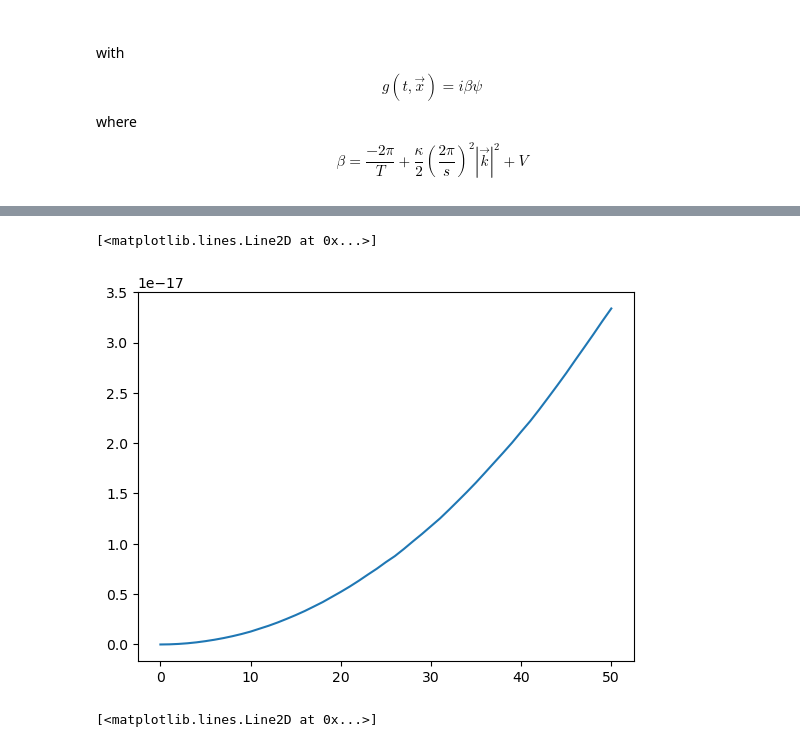
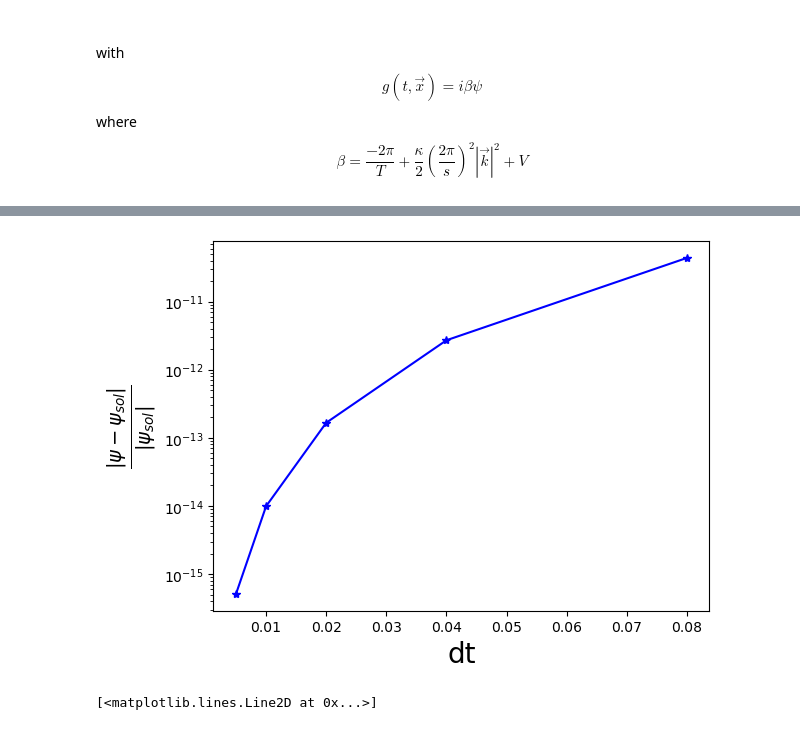
Before and after one commit to manu0x/pyGP_fields, a Jupyter notebook: fiducial_3d_Example.ipynb, the cells around one changed output, grey strips where cells are left out. Saved outputs shown, nothing was run; the diff lists cells and outputs as text; code cells hidden in the pictures.

Commit message:
added error plot in nb fiducial 3d

```diff
--- a/fiducial_3d_Example.ipynb
+++ b/fiducial_3d_Example.ipynb
@@ -178,8 +178,8 @@ def solve_3d_example(m,dt):
         if np.mod(n,nplt) == 0:
             frames.append(psi.psi)
             tt.append(t)
-            err = sol_err(psi.psi,t,nx,T,max_err)
-            err_l.append(err)
+            max_err = sol_err(psi.psi,t,nx,T,max_err)
+            #err_l.append(err)
 
             mass = psi.calc_mass()
             mass_err = (mass-psi.mass_ini)/psi.mass_ini
@@ -189,8 +189,8 @@ def solve_3d_example(m,dt):
 
 
 
-    err =  sol_err(psi.psi,t,nx,T,max_err)
-    err_l.append(err)
+    max_err =  sol_err(psi.psi,t,nx,T,max_err)
+    #err_l.append(err)
 
     mass = psi.calc_mass()
     mass_err = (mass-psi.mass_ini)/psi.mass_ini
@@ -198,10 +198,12 @@ def solve_3d_example(m,dt):
     mass_l.append(mass)
     mass_err_l.append(mass_err)
 
-    return frames, x,err_l,mass_l,mass_err_l
+    return frames, x,max_err,mass_l,mass_err_l
 # %%
 
 dt = 0.001
 
 
-frames, x, err_l, mass_l,mass_err_l = solve_3d_example(64,dt)
+
+
+#frames, x, err_l, mass_l,mass_err_l = solve_3d_example(64,dt)
@@ -214,0 +210,9 @@ beta shape (64, 64, 64)
+# %%
+dtl = [0.08,0.04,0.02,0.01,0.005]
+err_l = []
+mass_err_l=[]
+for dt in dtl:
+    print(dt)
+    frames, x, err, mass,mass_err = solve_3d_example(64,dt)
+    err_l.append(err)
+    mass_err_l.append(mass_err)
@@ -215,8 +244,14 @@ beta shape (64, 64, 64)
 # %%
-plt.plot(err_l)
+#err_l_max = [np.max(np.abs(np.array(er))) for er in err_l]
+fig = plt.figure()
+plt.yscale('log')
+plt.xlabel("dt",fontsize=20)
+plt.ylabel(r"$\frac{|\psi-\psi_{sol}|}{|\psi_{sol}|} $",fontsize=20)
+plt.plot(dtl,err_l,"b-*")
+
+plt.savefig("fiducial.pdf")
 # %% [output]
-[<matplotlib.lines.Line2D at 0x...>]
-[figure, old version]
+[figure, new version]
 # %%
 plt.plot(mass_l)
 # %% [output]
```
Also changed, not shown: parts of 2 cells of this notebook.
